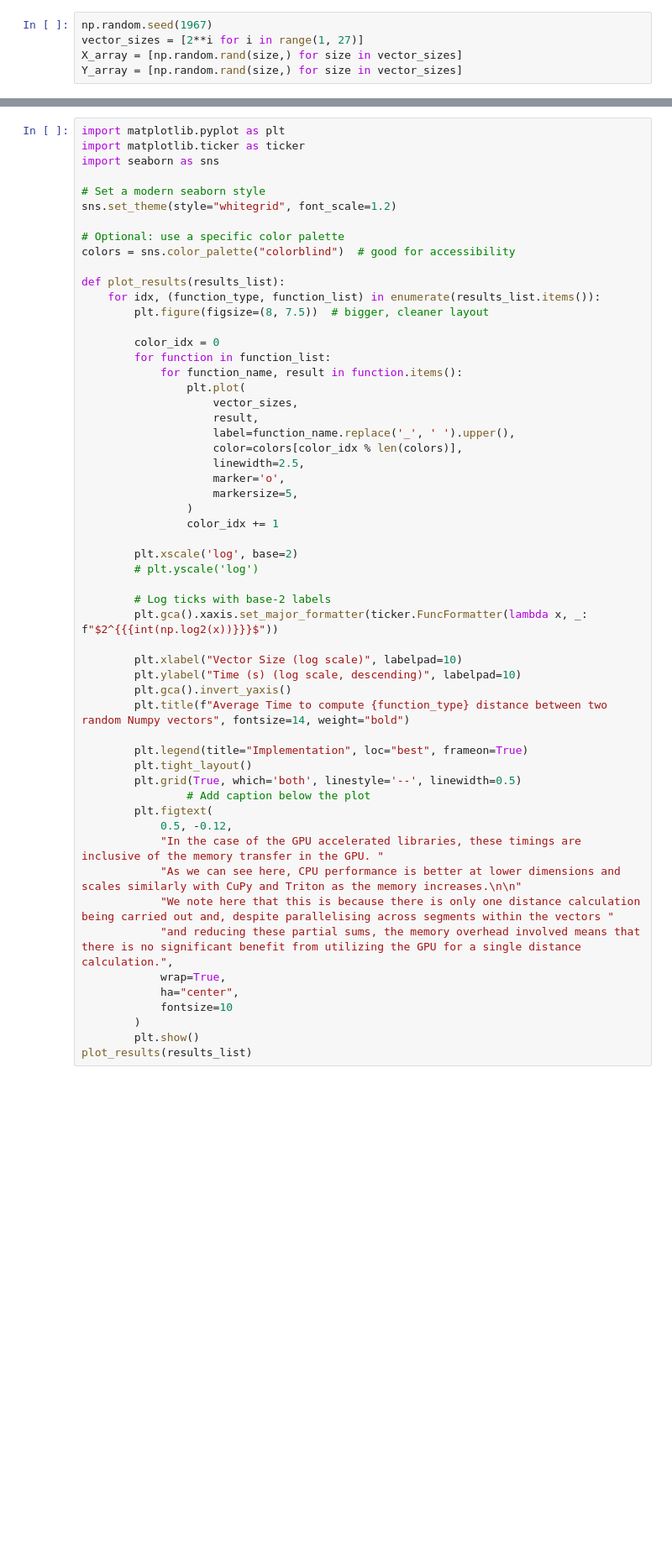
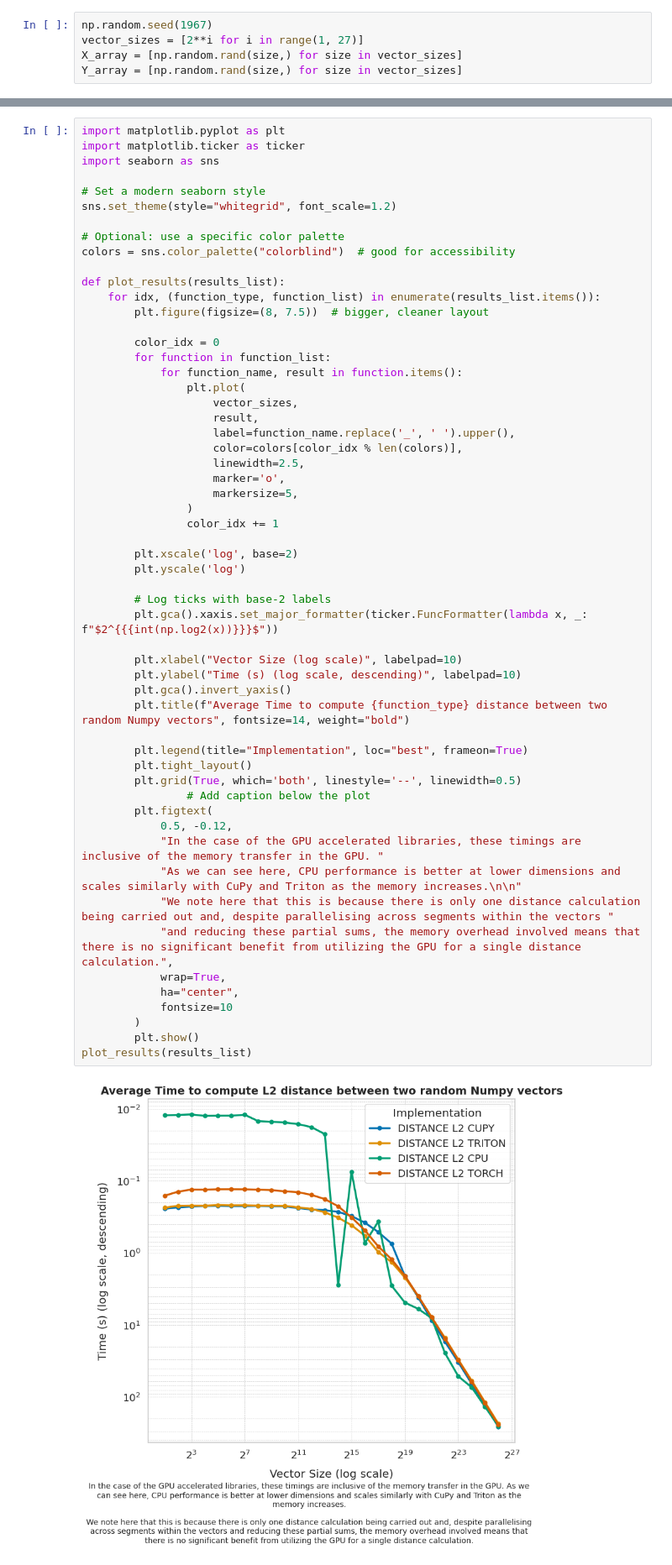
Before and after one commit to michaeldunn99/edin-mls-25-spring, a Jupyter notebook: task-1/chart_notebook_distance.ipynb, the cells around one changed output, grey strips where cells are left out. Shown at 84% size. Saved outputs shown, nothing was run; the diff lists cells and outputs as text; blank space fills up the shorter version.

```diff
--- a/task-1/chart_notebook_distance.ipynb
+++ b/task-1/chart_notebook_distance.ipynb
@@ -126,31 +144,33 @@ def plot_results(results_list):
                     markersize=5,
                 )
                 color_idx += 1
 
         plt.xscale('log', base=2)
-        # plt.yscale('log')
+        plt.yscale('log')
 
         # Log ticks with base-2 labels
         plt.gca().xaxis.set_major_formatter(ticker.FuncFormatter(lambda x, _: f"$2^{{{int(np.log2(x))}}}$"))
 
         plt.xlabel("Vector Size (log scale)", labelpad=10)
         plt.ylabel("Time (s) (log scale, descending)", labelpad=10)
         plt.gca().invert_yaxis()
         plt.title(f"Average Time to compute {function_type} distance between two random Numpy vectors", fontsize=14, weight="bold")
 
         plt.legend(title="Implementation", loc="best", frameon=True)
         plt.tight_layout()
         plt.grid(True, which='both', linestyle='--', linewidth=0.5)
                 # Add caption below the plot
         plt.figtext(
             0.5, -0.12,
             "In the case of the GPU accelerated libraries, these timings are inclusive of the memory transfer in the GPU. "
             "As we can see here, CPU performance is better at lower dimensions and scales similarly with CuPy and Triton as the memory increases.\n\n"
             "We note here that this is because there is only one distance calculation being carried out and, despite parallelising across segments within the vectors "
             "and reducing these partial sums, the memory overhead involved means that there is no significant benefit from utilizing the GPU for a single distance calculation.",
             wrap=True,
             ha="center",
             fontsize=10
         )
         plt.show()
 plot_results(results_list)
+# %% [output]
+[figure, added]
```
Also changed, not shown: parts of 2 cells of this notebook, 2 other files.
